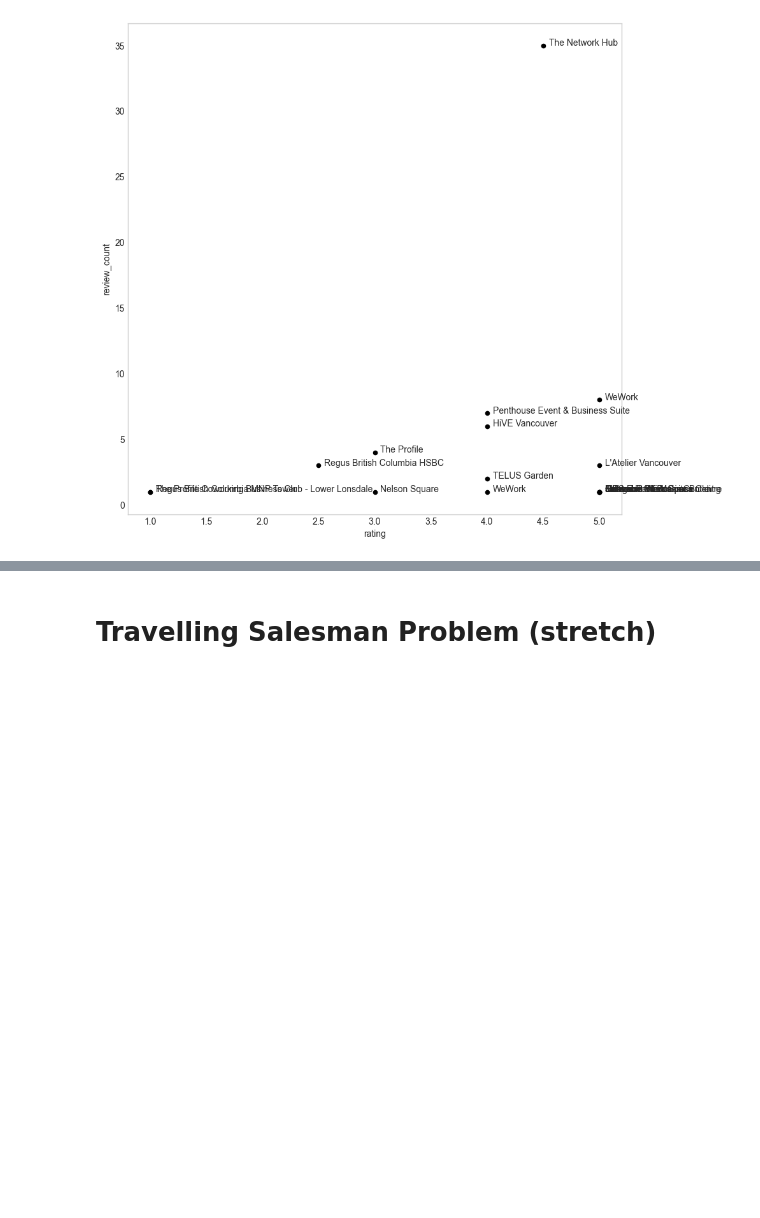
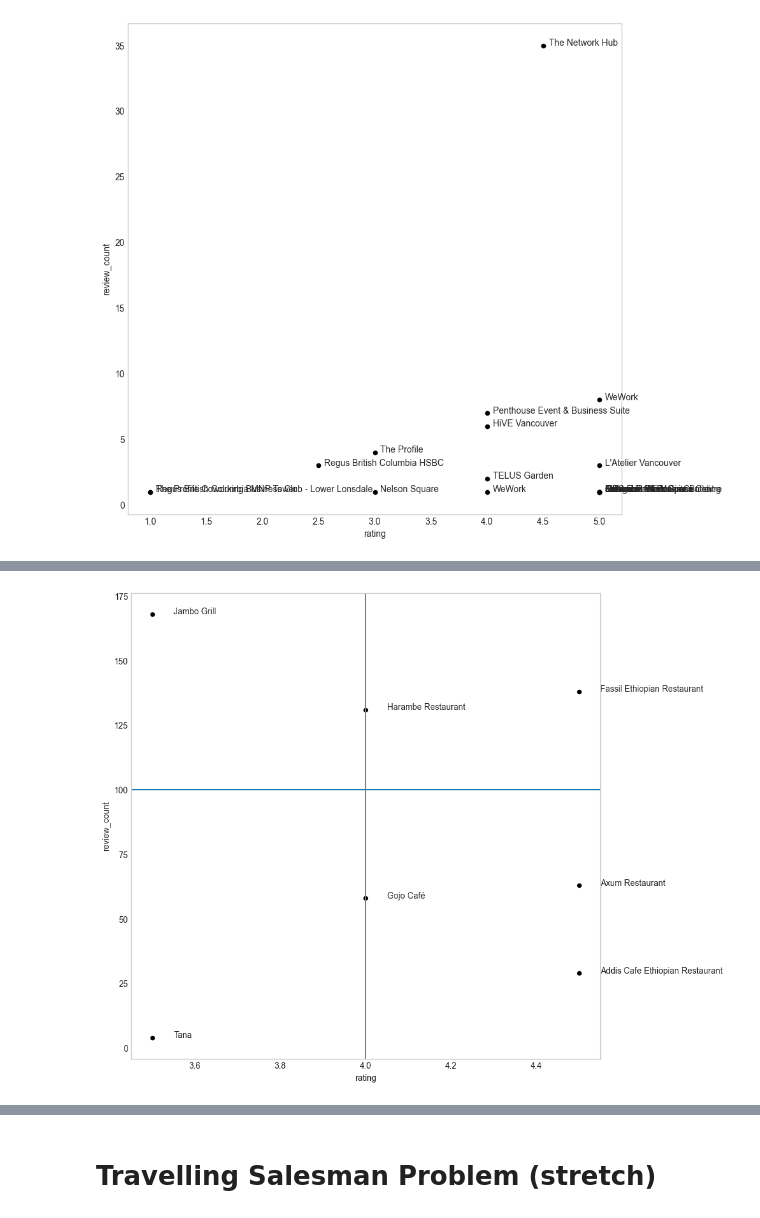
Before and after one commit to silvhua-Lighthouse/mini-project-II, a Jupyter notebook: data/EDA.ipynb, the cells around one changed output, grey strips where cells are left out. Drawn from its saved outputs; the diff is of its cells as text; code cells hidden in the pictures; blank space fills up the shorter version.

```diff
--- a/data/EDA.ipynb
+++ b/data/EDA.ipynb
@@ -543,0 +522,9 @@ dfYelp1[filterTopSpaces]
+# %%
+responseYelpEth.status_code
+# Turn GET request to JSON data: Yelp
+jsonYelpEth = responseYelpEth.json()
+# print(jsonYelpEth.shape)
+# print(jsonYelpEth.columns)
+# %%
+dfYelpEth = json_normalize(jsonYelpEth,record_path='businesses')
+dfYelpEth.head(3)
@@ -543,0 +537,7 @@ dfYelp1[filterTopSpaces]
+# %%
+# Desired columns from Yelp:
+columnsYelp = (
+       'id','name','review_count', 'rating', 'distance', 'coordinates.latitude',
+       'coordinates.longitude', 'location.address1')
+dfYelpEth1 = dfYelpEth.loc[:,columnsYelp]
+dfYelpEth1
@@ -543,0 +553,4 @@ dfYelp1[filterTopSpaces]
+# %%
+# remove periods from columnnames
+dfYelpEth1.columns = dfYelpEth1.columns.str.replace('.','_')
+dfYelpEth1.columns
@@ -543,0 +576,13 @@ dfYelp1[filterTopSpaces]
+# %%
+# Create a plot for Ethiopian restaurant ratings
+scatterPlot = dfYelpEth1.plot.scatter('rating','review_count',c='black',grid=False,figsize=(10,10))
+
+# Annotate each data point
+for i, txt in enumerate(dfYelpEth1.name):
+   scatterPlot.annotate(txt, (dfYelpEth1.rating.iat[i]+0.05, dfYelpEth1.review_count.iat[i]))
+
+plt.axvline(x = 4, color = 'grey', label = 'rating = 4')
+plt.axhline(y = 100, label = 'review_count = 100')
+plt.show()
+# %% [output]
+[figure, added]
```
Also changed, not shown: parts of 29 cells of this notebook, 10 other files.
